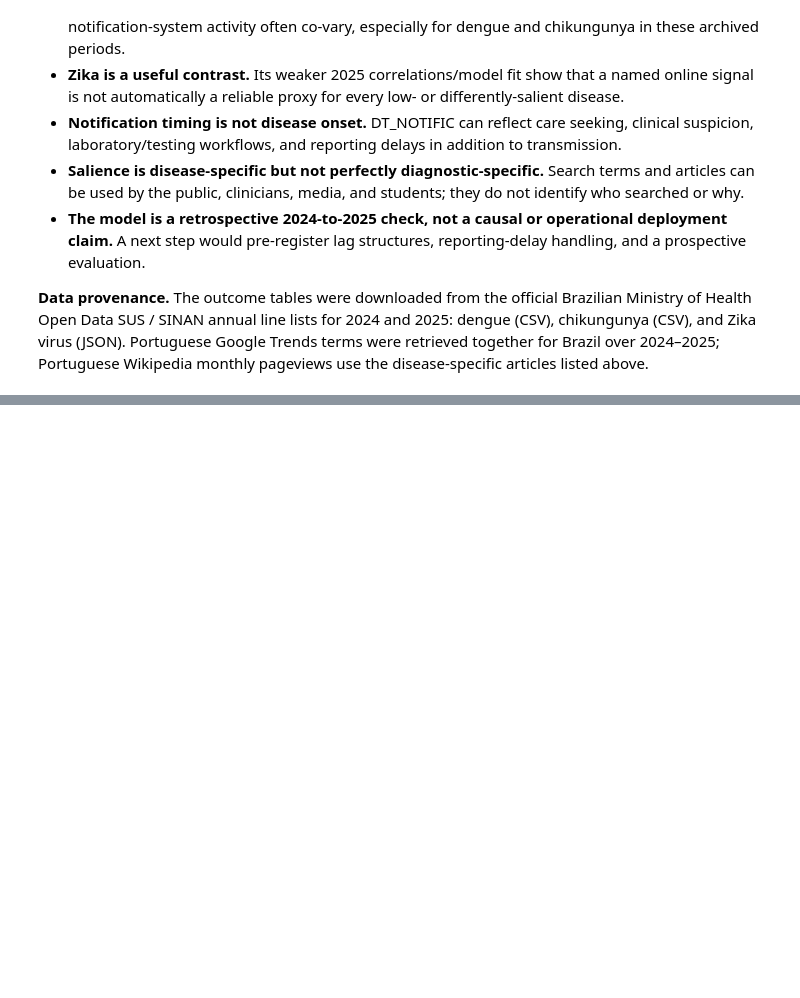
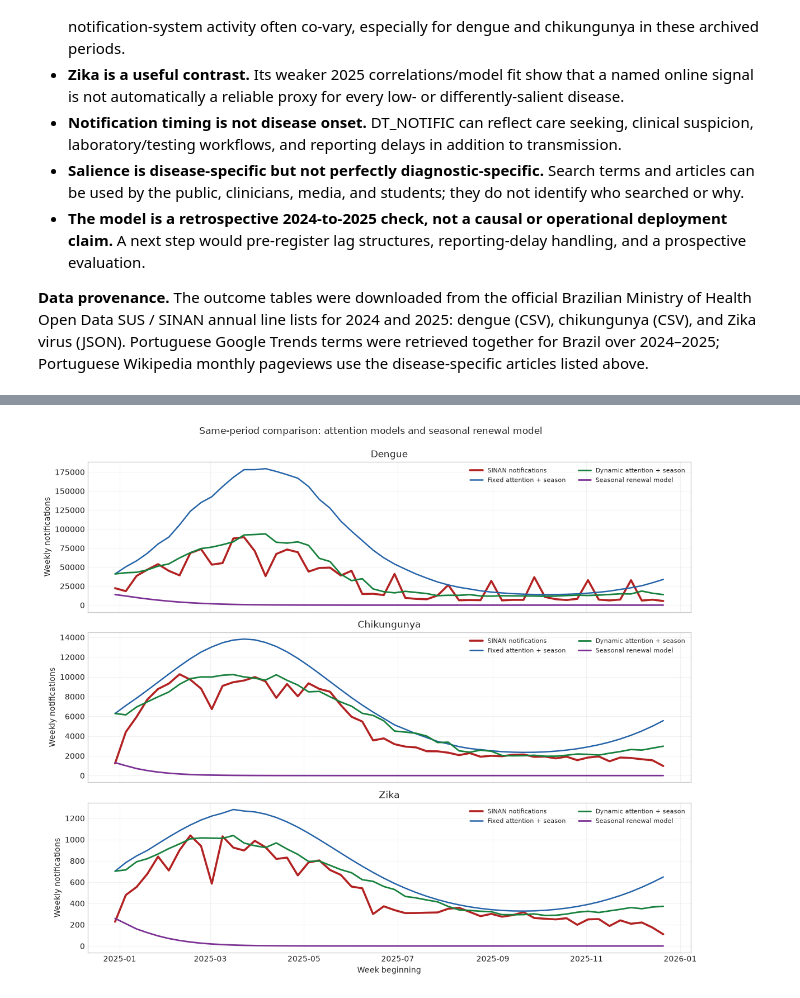
Before and after one commit to carolsmoreira/sismid2026, a Jupyter notebook: dengue_datasus_brazil_rio_workflow.ipynb, the cells around one changed output, grey strips where cells are left out. Saved outputs shown, nothing was run; the diff lists cells and outputs as text; code cells hidden in the pictures; blank space fills up the shorter version.

Commit message:
Add arbovirus mechanistic and latent models

```diff
--- a/dengue_datasus_brazil_rio_workflow.ipynb
+++ b/dengue_datasus_brazil_rio_workflow.ipynb
@@ -454,0 +474,24 @@ display(Image(filename=str(PART3_DIR / 'brazil_arbovirus_2025_attention_predicti
+# %%
+mechanistic_pred = pd.read_csv(PART3_DIR / 'brazil_arbovirus_2025_mechanistic_predictions.csv', parse_dates=['date'])
+attention_pred = pd.read_csv(PART3_DIR / 'brazil_arbovirus_2025_attention_predictions.csv', parse_dates=['date'])
+comparison_pred = attention_pred.merge(
+    mechanistic_pred[['date', 'disease', 'seasonal_renewal_prediction']],
+    on=['date', 'disease'], validate='one_to_one'
+)
+
+fig, axes = plt.subplots(3, 1, figsize=(12, 10), sharex=True)
+for ax, disease in zip(axes, ['dengue', 'chikungunya', 'zika']):
+    group = comparison_pred.query('disease == @disease')
+    ax.plot(group['date'], group['sinan_notifications'], color='#b22222', lw=2.6, label='SINAN notifications')
+    ax.plot(group['date'], group['fixed_2024_attention_prediction'], color='#2563a8', lw=1.8, label='Fixed attention + season')
+    ax.plot(group['date'], group['dynamic_52_week_seasonal_prediction'], color='#16803c', lw=2.0, label='Dynamic attention + season')
+    ax.plot(group['date'], group['seasonal_renewal_prediction'], color='#7b3294', lw=2.0, label='Seasonal renewal model')
+    ax.set(title=disease.capitalize(), ylabel='Weekly notifications')
+    ax.grid(alpha=0.25)
+    ax.legend(frameon=False, ncol=2, fontsize=8)
+axes[-1].set_xlabel('Week beginning')
+fig.suptitle('Same-period comparison: attention models and seasonal renewal model', y=0.995)
+fig.tight_layout()
+plt.show()
+# %% [output]
+[figure, added]
```
Also changed, not shown: parts of 14 cells of this notebook, 21 other files.
